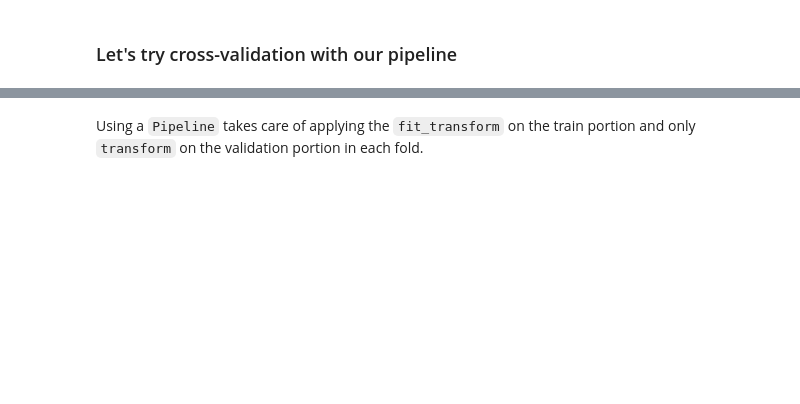
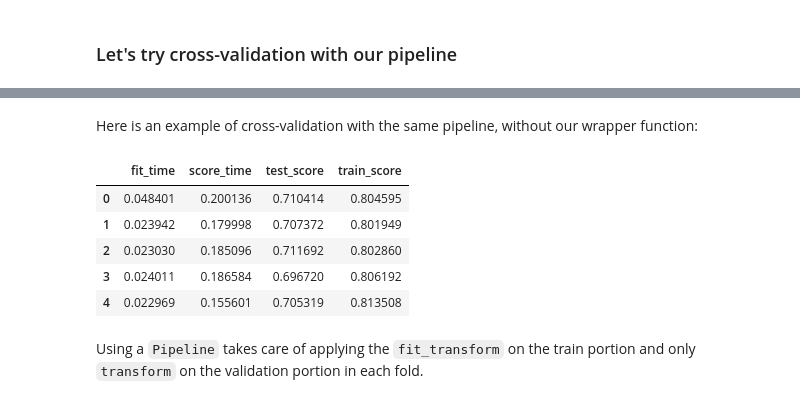
Before and after one commit to UBC-CS/cpsc330-2022W2, a Jupyter notebook: lectures/Giulia/05_preprocessing-pipelines.ipynb, the cells around one changed output, grey strips where cells are left out. Cells and saved outputs as stored; diff of their text form; code cells hidden in the pictures; blank space fills up the shorter version.

```diff
--- a/lectures/Giulia/05_preprocessing-pipelines.ipynb
+++ b/lectures/Giulia/05_preprocessing-pipelines.ipynb
@@ -778,3 +840,15 @@ pd.DataFrame(results_dict).T
+# %% [markdown]
+Here is an example of cross-validation with the same pipeline, without our wrapper function:
+# %%
+scores = cross_validate(pipe, X_train, y_train, return_train_score=True)
+pd.DataFrame(scores)
+# %% [output]
+|  | fit_time | score_time | test_score | train_score |
+| 0 | 0.048401 | 0.200136 | 0.710414 | 0.804595 |
+| 1 | 0.023942 | 0.179998 | 0.707372 | 0.801949 |
+| 2 | 0.023030 | 0.185096 | 0.711692 | 0.802860 |
+| 3 | 0.024011 | 0.186584 | 0.696720 | 0.806192 |
+| 4 | 0.022969 | 0.155601 | 0.705319 | 0.813508 |
 # %% [markdown]
 Using a `Pipeline` takes care of applying the `fit_transform` on the train portion and only `transform` on the validation portion in each fold.
 # %% [markdown]
```
Also changed, not shown: parts of 28 cells of this notebook, 2 other files.
